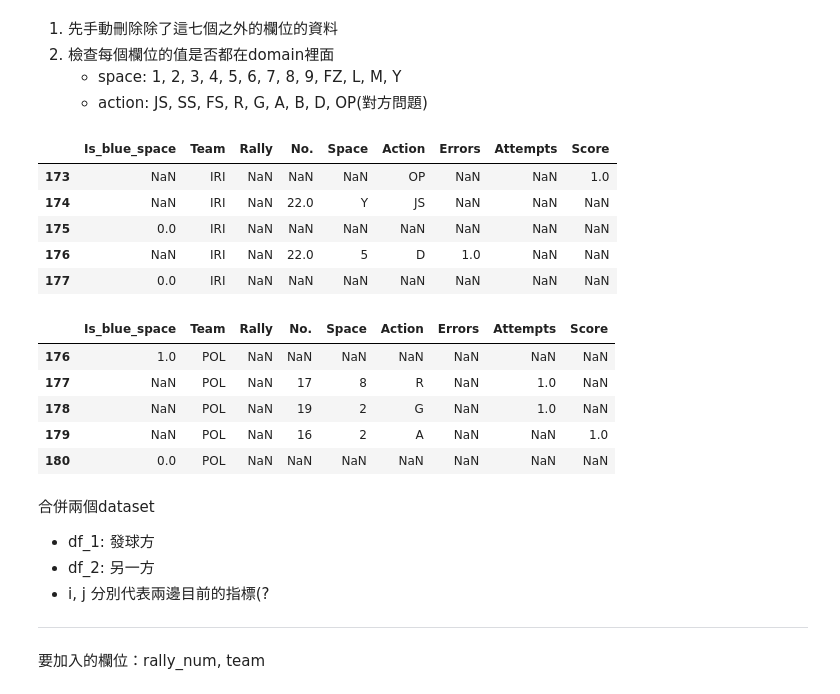
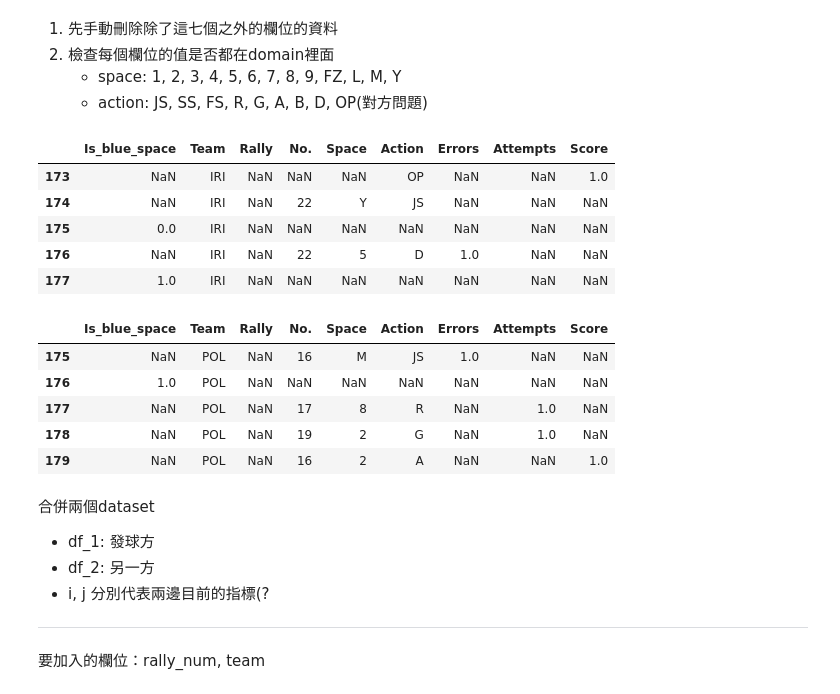
Before and after one commit to sisiayang/SportsScience, a Jupyter notebook: data_test_process.ipynb, the cells around one changed output. Drawn from its saved outputs; the diff is of its cells as text; code cells hidden in the pictures.

```diff
--- a/data_test_process.ipynb
+++ b/data_test_process.ipynb
@@ -9,7 +9,7 @@ import numpy as np
     * space: 1, 2, 3, 4, 5, 6, 7, 8, 9, FZ, L, M, Y
     * action: JS, SS, FS, R, G, A, B, D, OP(對方問題)
 # %%
-df_IRI = pd.read_excel('Data\IRI VS POL.xlsx', sheet_name = 'IRI Set1')
+df_IRI = pd.read_excel('Data\攻守統計資料更新_來回標記0305\IRI VS POL.xlsx', sheet_name = 'IRI Set1', dtype={'No.': str})
 df_IRI = df_IRI.dropna(how='all')
 df_IRI.insert(1, 'Team', 'IRI')
 df_IRI.insert(2, 'Rally', np.nan)
@@ -17,23 +17,23 @@ df_IRI.tail()
 # %% [output]
 |  | Is_blue_space | Team | Rally | No. | Space | Action | Errors | Attempts | Score |
 | 173 | NaN | IRI | NaN | NaN | NaN | OP | NaN | NaN | 1.0 |
-| 174 | NaN | IRI | NaN | 22.0 | Y | JS | NaN | NaN | NaN |
+| 174 | NaN | IRI | NaN | 22 | Y | JS | NaN | NaN | NaN |
 | 175 | 0.0 | IRI | NaN | NaN | NaN | NaN | NaN | NaN | NaN |
-| 176 | NaN | IRI | NaN | 22.0 | 5 | D | 1.0 | NaN | NaN |
-| 177 | 0.0 | IRI | NaN | NaN | NaN | NaN | NaN | NaN | NaN |
+| 176 | NaN | IRI | NaN | 22 | 5 | D | 1.0 | NaN | NaN |
+| 177 | 1.0 | IRI | NaN | NaN | NaN | NaN | NaN | NaN | NaN |
 # %%
-df_POL = pd.read_excel('Data\IRI VS POL.xlsx', sheet_name = 'POL Set1')
+df_POL = pd.read_excel('Data\攻守統計資料更新_來回標記0305\IRI VS POL.xlsx', sheet_name = 'POL Set1', dtype={'No.': str})
 df_POL = df_POL.dropna(how='all')
 df_POL.insert(1, 'Team', 'POL')
 df_POL.insert(2, 'Rally', np.nan)
 df_POL.tail()
 # %% [output]
 |  | Is_blue_space | Team | Rally | No. | Space | Action | Errors | Attempts | Score |
+| 175 | NaN | POL | NaN | 16 | M | JS | 1.0 | NaN | NaN |
 | 176 | 1.0 | POL | NaN | NaN | NaN | NaN | NaN | NaN | NaN |
 | 177 | NaN | POL | NaN | 17 | 8 | R | NaN | 1.0 | NaN |
 | 178 | NaN | POL | NaN | 19 | 2 | G | NaN | 1.0 | NaN |
 | 179 | NaN | POL | NaN | 16 | 2 | A | NaN | NaN | 1.0 |
-| 180 | 0.0 | POL | NaN | NaN | NaN | NaN | NaN | NaN | NaN |
 # %% [markdown]
 合併兩個dataset
 * df_1: 發球方
```
Also changed, not shown: parts of 2 cells of this notebook.
